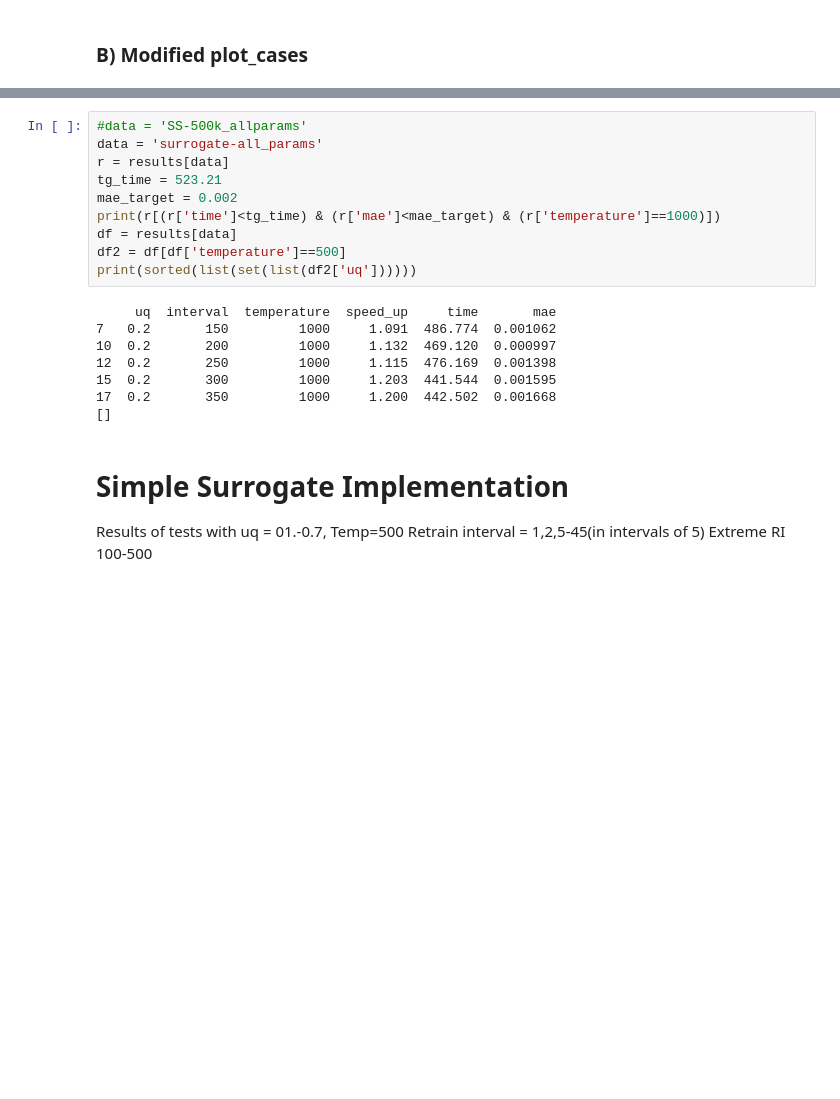
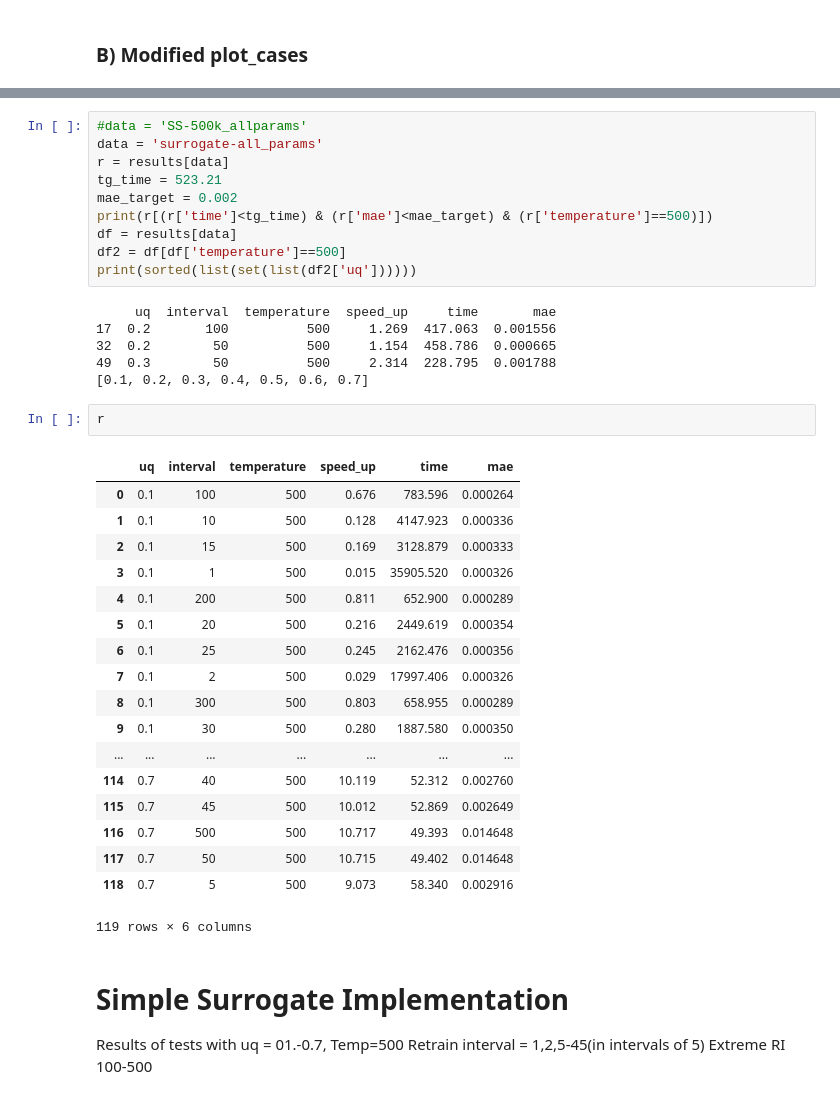
Before and after one commit to YulianaGomez/proxima_analysis, a Jupyter notebook: notebooks/Integrated.ipynb, the cells around one changed output, grey strips where cells are left out. Drawn from its saved outputs; the diff is of its cells as text; blank space fills up the shorter version.

```diff
--- a/notebooks/Integrated.ipynb
+++ b/notebooks/Integrated.ipynb
@@ -173,18 +184,37 @@ data = 'surrogate-all_params'
 r = results[data]
 tg_time = 523.21
 mae_target = 0.002
-print(r[(r['time']<tg_time) & (r['mae']<mae_target) & (r['temperature']==1000)])
+print(r[(r['time']<tg_time) & (r['mae']<mae_target) & (r['temperature']==500)])
 df = results[data]
 df2 = df[df['temperature']==500]
 print(sorted(list(set(list(df2['uq'])))))
 # %% [output]
      uq  interval  temperature  speed_up     time       mae
-7   0.2       150         1000     1.091  486.774  0.001062
-10  0.2       200         1000     1.132  469.120  0.000997
-12  0.2       250         1000     1.115  476.169  0.001398
-15  0.2       300         1000     1.203  441.544  0.001595
-17  0.2       350         1000     1.200  442.502  0.001668
-[]
+17  0.2       100          500     1.269  417.063  0.001556
+32  0.2        50          500     1.154  458.786  0.000665
+49  0.3        50          500     2.314  228.795  0.001788
+[0.1, 0.2, 0.3, 0.4, 0.5, 0.6, 0.7]
+# %%
+r
+# %% [output]
+|  | uq | interval | temperature | speed_up | time | mae |
+| 0 | 0.1 | 100 | 500 | 0.676 | 783.596 | 0.000264 |
+| 1 | 0.1 | 10 | 500 | 0.128 | 4147.923 | 0.000336 |
+| 2 | 0.1 | 15 | 500 | 0.169 | 3128.879 | 0.000333 |
+| 3 | 0.1 | 1 | 500 | 0.015 | 35905.520 | 0.000326 |
+| 4 | 0.1 | 200 | 500 | 0.811 | 652.900 | 0.000289 |
+| 5 | 0.1 | 20 | 500 | 0.216 | 2449.619 | 0.000354 |
+| 6 | 0.1 | 25 | 500 | 0.245 | 2162.476 | 0.000356 |
+| 7 | 0.1 | 2 | 500 | 0.029 | 17997.406 | 0.000326 |
+| 8 | 0.1 | 300 | 500 | 0.803 | 658.955 | 0.000289 |
+| 9 | 0.1 | 30 | 500 | 0.280 | 1887.580 | 0.000350 |
+| ... | ... | ... | ... | ... | ... | ... |
+| 114 | 0.7 | 40 | 500 | 10.119 | 52.312 | 0.002760 |
+| 115 | 0.7 | 45 | 500 | 10.012 | 52.869 | 0.002649 |
+| 116 | 0.7 | 500 | 500 | 10.717 | 49.393 | 0.014648 |
+| 117 | 0.7 | 50 | 500 | 10.715 | 49.402 | 0.014648 |
+| 118 | 0.7 | 5 | 500 | 9.073 | 58.340 | 0.002916 |
+119 rows × 6 columns
 # %% [markdown]
 # Simple Surrogate Implementation
 Results of tests with
```
Also changed, not shown: parts of 5 cells of this notebook.
